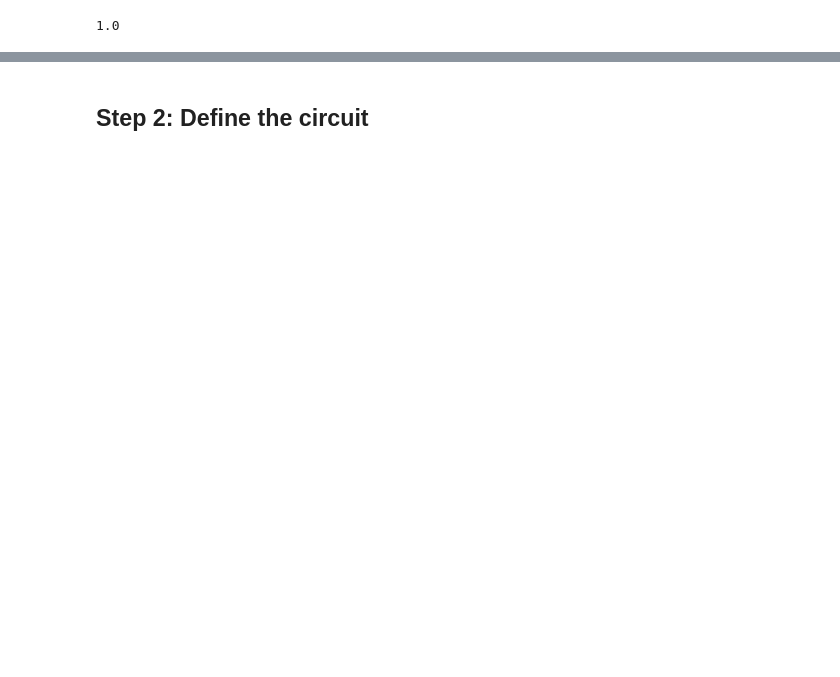
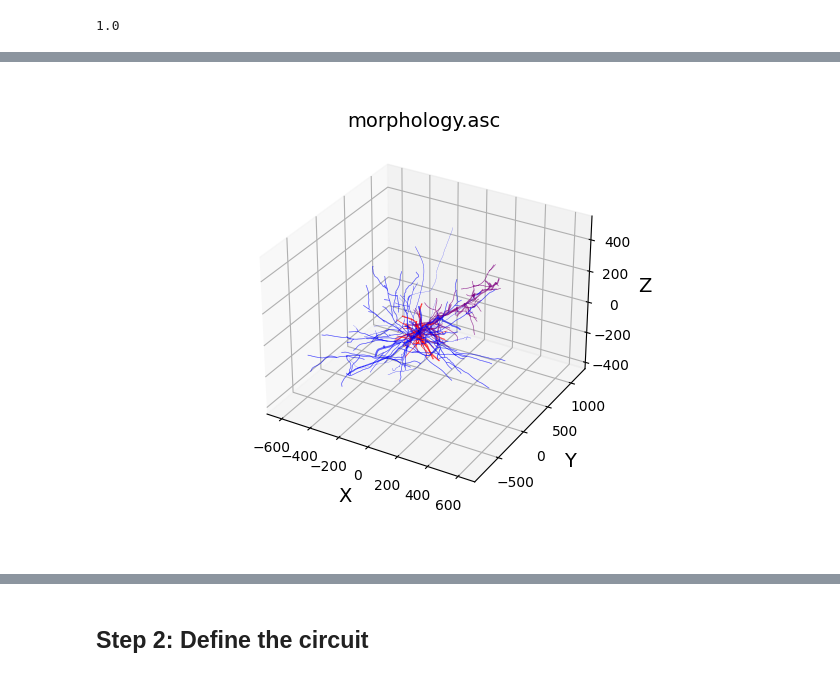
Before and after one commit to ABL-Lab/NSC6084-A22, a Jupyter notebook: Sept29/pyramidal_neuron.ipynb, the cells around one changed output, grey strips where cells are left out. Saved outputs shown, nothing was run; the diff lists cells and outputs as text; code cells hidden in the pictures; blank space fills up the shorter version.

```diff
--- a/Sept29/pyramidal_neuron.ipynb
+++ b/Sept29/pyramidal_neuron.ipynb
@@ -65,6 +65,8 @@ Text(0, 0.5, 'y ($\\rm{\\mu m}$)')
 # %%
 # instead of: viewer.draw(m, mode='3d')
-#matplotlib_impl.plot_morph3d(morph)
+sept29_notebooks_nooutput.zipmatplotlib_impl.plot_morph3d(morph)
+# %% [output]
+[figure, added]
 # %%
 # instead of: viewer.draw(m, mode='dendrogram')
 matplotlib_impl.plot_dendrogram(morph)
```
Also changed, not shown: parts of 11 cells of this notebook, 19 other files.
